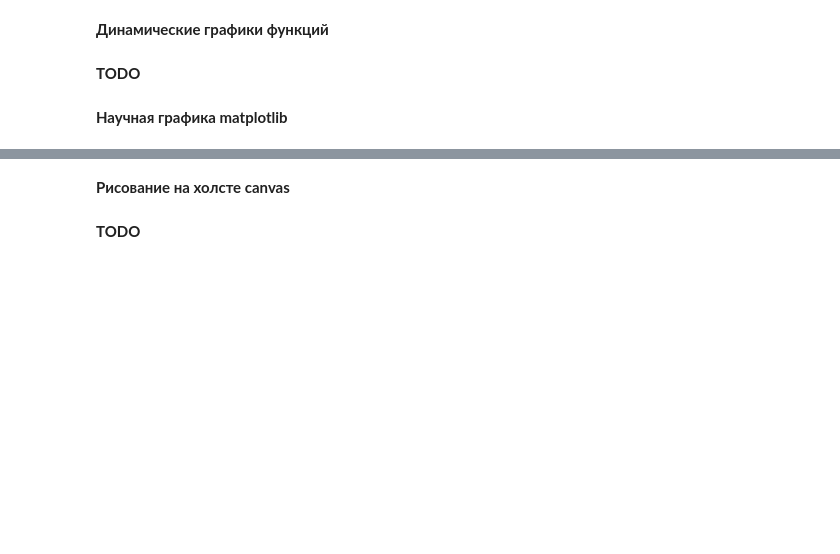
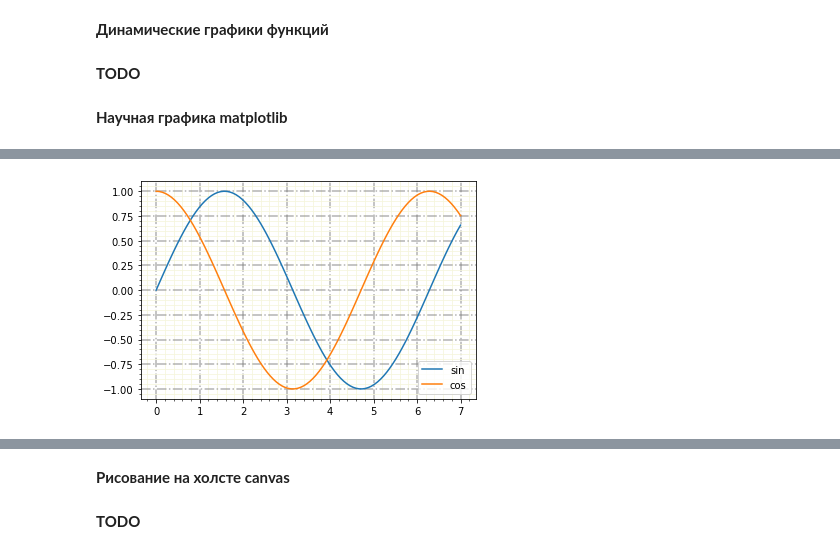
Before and after one commit to mykespb/edu, a Jupyter notebook: condabooks/pystart-graphics-01.ipynb, the cells around one changed output, grey strips where cells are left out. Drawn from its saved outputs; the diff is of its cells as text; code cells hidden in the pictures; blank space fills up the shorter version.

```diff
--- a/condabooks/pystart-graphics-01.ipynb
+++ b/condabooks/pystart-graphics-01.ipynb
@@ -53,0 +67,15 @@ t.done()
+# %%
+#import numpy as np
+#import matplotlib.pyplot as plt
+x = np.linspace(0, 7, 100)
+line1, = plt.plot(x, np.sin(x), label='sin')
+line2, = plt.plot(x, np.cos(x), label='cos')
+plt.legend(handles=[line1, line2], loc='lower right')
+#major grid lines
+plt.grid(b=True, which='major', color='gray', alpha=0.6, linestyle='dashdot', lw=1.5)
+#minor grid lines
+plt.minorticks_on()
+plt.grid(b=True, which='minor', color='beige', alpha=0.8, ls='-', lw=1)
+plt.show()
+# %% [output]
+[figure, added]
```
Also changed, not shown: parts of 14 cells of this notebook, 1 other file.
